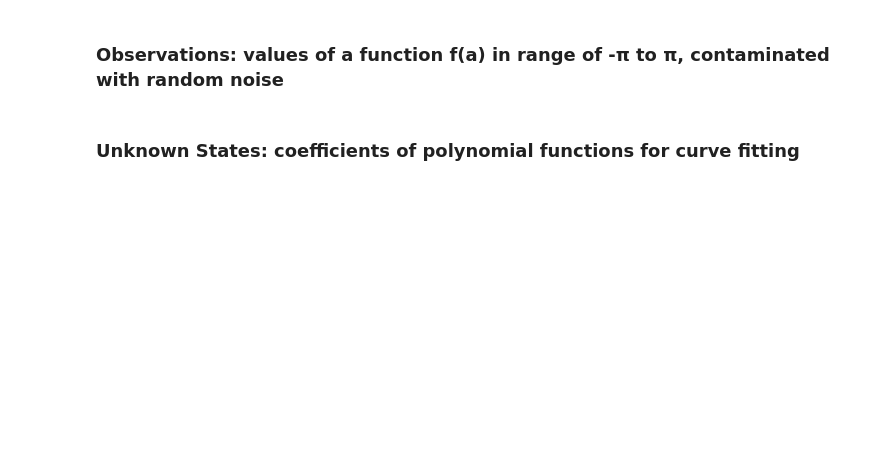
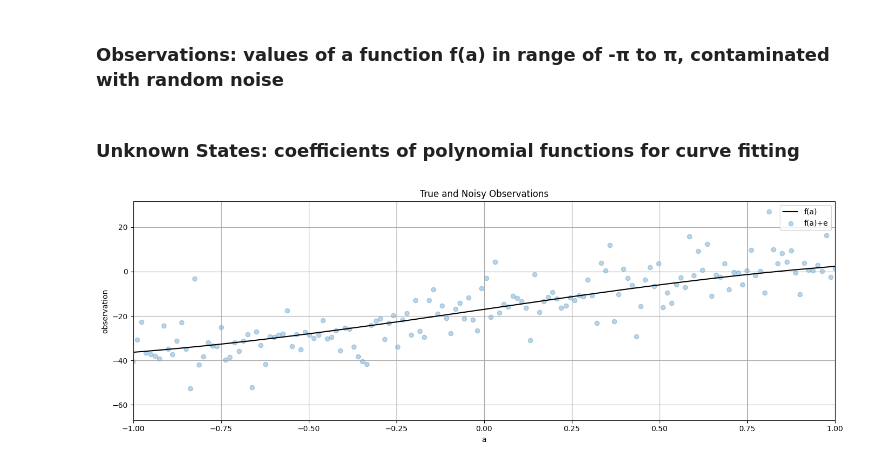
Before and after one commit to hannaginther/ENGG680_2025_Fall, a Jupyter notebook: Lab_Assignment1/Assignment1.ipynb, the cells around one changed output. Cells and saved outputs as stored; diff of their text form; code cells hidden in the pictures; blank space fills up the shorter version.

```diff
--- a/Lab_Assignment1/Assignment1.ipynb
+++ b/Lab_Assignment1/Assignment1.ipynb
@@ -605,24 +614,27 @@ import pandas as pd
 # Load data.xlsx file, which contains the observations (with noise), variance of observations and true observations
 # hint: use pandas library to parse excel file and use numpy library to convert it to array
 # (1 mark)
-df_data = #...
-arr_data = #...
+
+df_data = pd.read_excel('data.xlsx')
+arr_data = pd.read_excel('data.xlsx').to_numpy()
 
 #store the noisy observations, variance of observations and true observations into numpy arrays seperately
 # (1 mark)
-l = #...
-l_var = #...
-l_true = #...
+
+l = df_data['l'].to_numpy()
+l_var = df_data['l_var'].to_numpy()
+l_true = df_data['l_true'].to_numpy()
 # %%
 # step 3
 # define the number of observation n
 # (1 mark)
-n = #...
+n = len(l_true)
 
 # define the observation weight matrix P for LSE as identity matrix
 # identity weight matrix simply means the observations will be unweighted in the following LSE
 # (1 mark)
-P = #...
+#eye creates identity matrix
+P = np.eye(n)
 
 # define the range of function input(i.e., constants a), from start to end; and the numerical array of a
 start = -1* np.pi
@@ -631,18 +643,37 @@ a = np.linspace(start, end, n)
 # %%
 # step 4
 # use the matplotlib to plot the true and noisy observations together in one single figure
 # use scatter for noisy observation plotting
 # for the true observation, label it as "f(a)"" and set color as 'k'
 # for the noisy observation scatter plot, label it as "f(a) + e", set color as 'tab:blue', set marker as 'o' and set alpha as 0.3
 # include proper axis labels, legend and title
 # scale the range of x-axis to be -1 to 1
 # keep this format for the rest of the plots in this lab assignment
 # (2 marks)
 
 fig, ax = plt.subplots(nrows=1, ncols=1, figsize=(14, 5))
 
-# ...
+#plot true observation:
+ax.plot(a, l_true, label="f(a)", color='k')
+
+#plot noisy scatter plot:
+ax.scatter(a,l, label="f(a)+e", color ='tab:blue', marker ='o', alpha = 0.3)
+
+#labelled axes:
+ax.set_ylabel('observation')
+ax.set_xlabel('a')
+
+#range scale:
+ax.set_xlim(-1, 1)
+
+#legend:
+ax.legend()
+
+#title:
+ax.set_title('True and Noisy Observations')
 
 ax.grid(True, which='both',ls='-',color='0.65')
 fig.tight_layout()
+# %% [output]
+[figure, added]
 # %%
```
Also changed, not shown: parts of 13 cells of this notebook.
